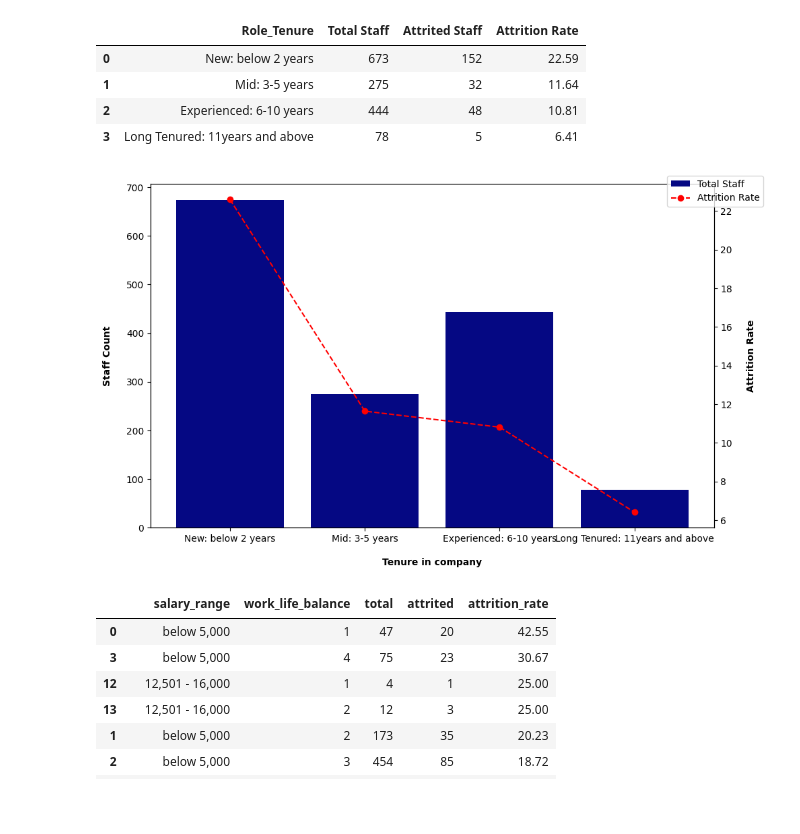
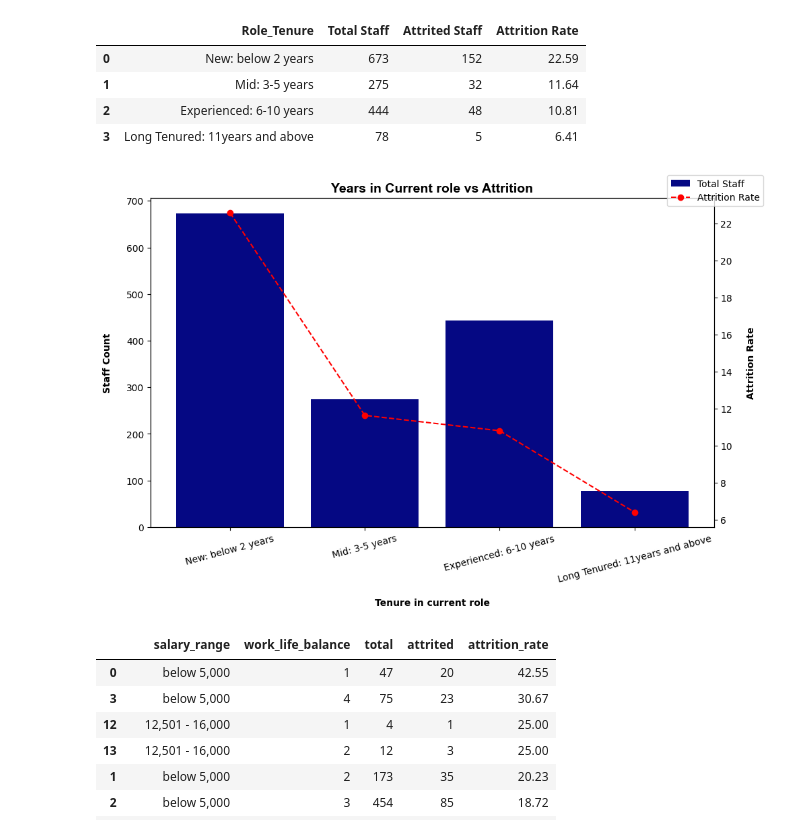
Before and after one commit to iamdrmeka/HR_Attrition_Analysis, a Jupyter notebook: hr_attrition.ipynb, the cells around one changed output. Cells and saved outputs as stored; diff of their text form; code cells hidden in the pictures; blank space fills up the shorter version.

```diff
--- a/hr_attrition.ipynb
+++ b/hr_attrition.ipynb
@@ -945,22 +969,26 @@ role_tenure
 # %%
 #plot for number of years in current role and attrition
 fig, ax1 = plt.subplots( figsize=(10,6))
 
 ax1.bar(role_tenure['Role_Tenure'],
          role_tenure['Total Staff'],
         color='#050883', label='Total Staff')
 ax2 = ax1.twinx()
 ax2.plot(role_tenure['Role_Tenure'], role_tenure['Attrition Rate'],
          color='red', marker='o',
          linestyle='dashed', label='Attrition Rate')
-ax1.set_xlabel('Tenure in company', labelpad=15, fontweight='bold')
+ax1.set_xlabel('Tenure in current role', labelpad=15, fontweight='bold')
 ax1.set_ylabel('Staff Count', labelpad=15, fontweight='bold')
 ax2.set_ylabel('Attrition Rate', labelpad=15, fontweight='bold')
 fig.legend()
+plt.title('Years in Current role vs Attrition', **title_font)
 plt.tight_layout()
+for exp in ax1.get_xticklabels():
+    exp.set_rotation(15)
+
 plt.show()
 # %% [output]
-[figure, old version]
+[figure, new version]
 # %%
 #comparing Salary and worklife balance scores
 
```
Also changed, not shown: parts of 35 cells of this notebook, 33 other files.
